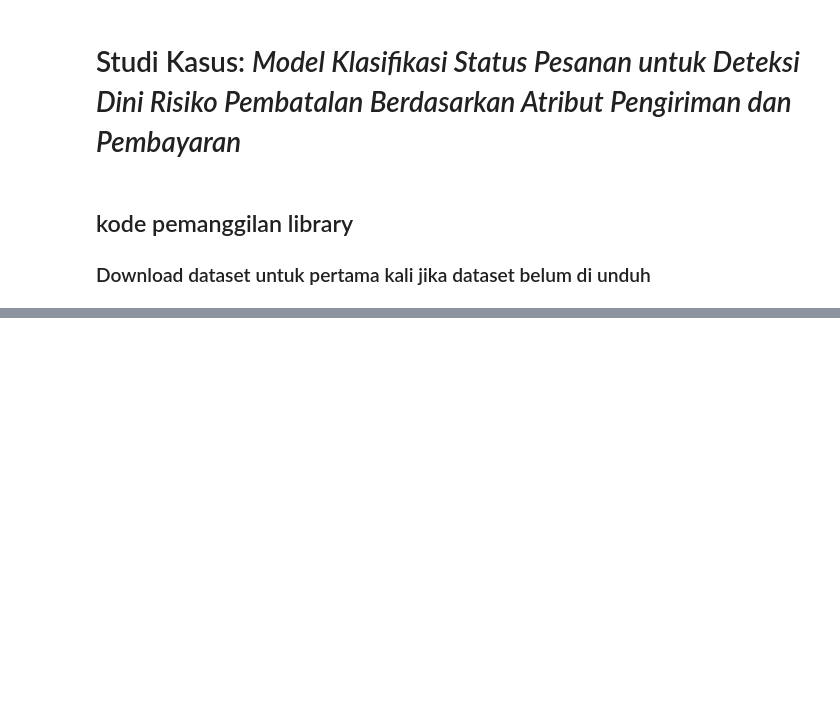
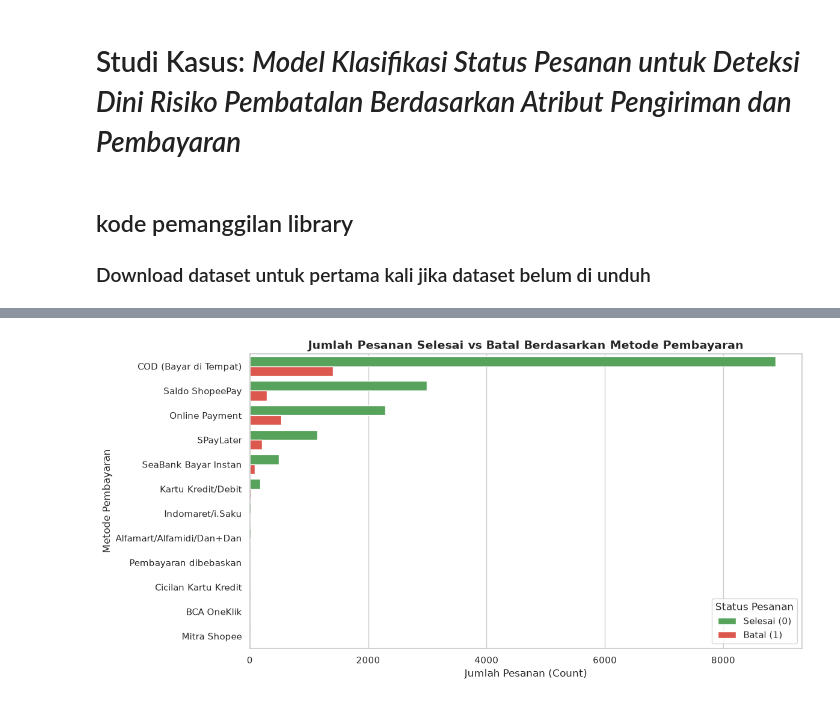
Before and after one commit to Morxidia/17_IF-B_wkwkwk, a Jupyter notebook: main.ipynb, the cells around one changed output, grey strips where cells are left out. Cells and saved outputs as stored; diff of their text form; code cells hidden in the pictures; blank space fills up the shorter version.

```diff
--- a/main.ipynb
+++ b/main.ipynb
@@ -35,0 +195,27 @@ df.head(8)
+# %%
+# B. Bivariate Analysis: Perbandingan Selesai vs Batal berdasarkan Metode Pembayaran
+plt.figure(figsize=(12, 6))
+
+# Menggunakan countplot untuk menghitung jumlah baris per kategori
+# Urutkan berdasarkan metode pembayaran yang paling sering digunakan
+order_metode = df_model['Metode Pembayaran'].value_counts().index
+
+sns.countplot(
+    data=df_model,
+    y='Metode Pembayaran',
+    hue='Is_Batal',
+    palette={0: '#4CAF50', 1: '#F44336'}, # Hijau untuk Selesai, Merah untuk Batal
+    order=order_metode
+)
+
+plt.title("Jumlah Pesanan Selesai vs Batal Berdasarkan Metode Pembayaran", fontsize=14, fontweight='bold')
+plt.xlabel("Jumlah Pesanan (Count)", fontsize=12)
+plt.ylabel("Metode Pembayaran", fontsize=12)
+
+# Menyesuaikan Legenda
+plt.legend(title='Status Pesanan', labels=['Selesai (0)', 'Batal (1)'], loc='lower right')
+
+plt.tight_layout()
+plt.show()
+# %% [output]
+[figure, added]
```
Also changed, not shown: parts of 9 cells of this notebook.
